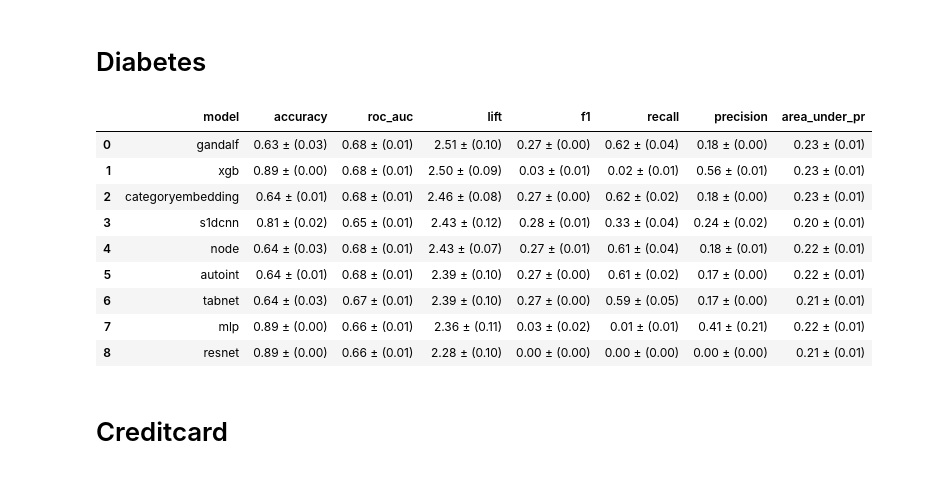
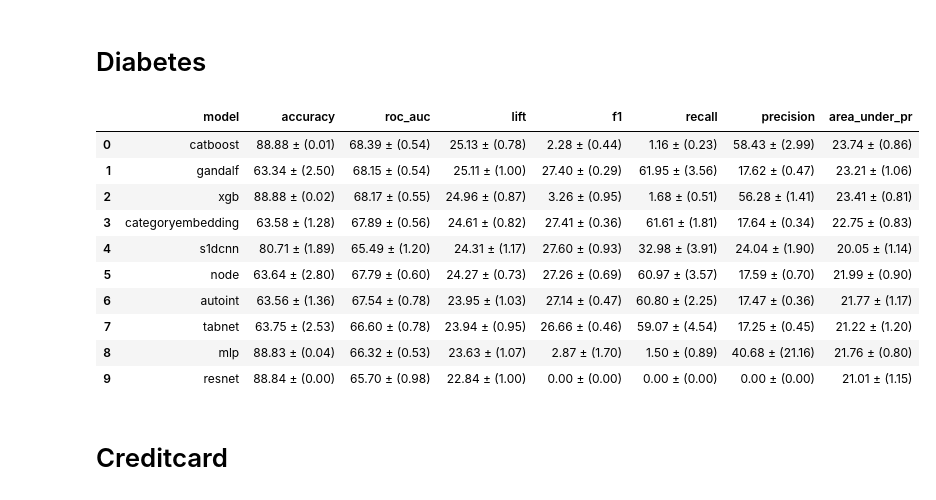
Before and after one commit to mdicio/AutoDeep, a Jupyter notebook: notebooks/ResultsExplorationBookFinal.ipynb, the cells around one changed output. Saved outputs shown, nothing was run; the diff lists cells and outputs as text; code cells hidden in the pictures.

```diff
--- a/notebooks/ResultsExplorationBookFinal.ipynb
+++ b/notebooks/ResultsExplorationBookFinal.ipynb
@@ -390,42 +441,46 @@ styled_df
 # %%
 display_cols = [
     "model",
     "accuracy",
     "roc_auc",
     "lift",
     "f1",
     "recall",
     "precision",
     "area_under_pr",
 ]
 metric_cols = [
     "accuracy",
     "roc_auc",
     "lift",
     "f1",
     "recall",
     "precision",
     "area_under_pr",
 ]
 dataset_name = "diabetes"
+metric = "lift"
+
 df = make_results_table(
-    best_df, dataset_name, display_cols, metric_cols, image_name=dataset_name, image_folder = folder, dpi=1200
+    best_df, dataset_name, display_cols, metric_cols, precision = 2, image_name=dataset_name, image_folder = folder, dpi=1200
 )
+df = df.sort_values(metric, ascending=False).reset_index(drop = True)
 # Apply the styling function to the specified columns
 styled_df = df.style.apply(highlight_max_row, subset=metric_cols, axis=0)
 dfi.export(styled_df, f"./tables/{folder}/df_styled_{dataset_name}.png", dpi=400)
 styled_df
 # %% [output]
 |  | model | accuracy | roc_auc | lift | f1 | recall | precision | area_under_pr |
-| 0 | gandalf | 0.63 ± (0.03) | 0.68 ± (0.01) | 2.51 ± (0.10) | 0.27 ± (0.00) | 0.62 ± (0.04) | 0.18 ± (0.00) | 0.23 ± (0.01) |
-| 1 | xgb | 0.89 ± (0.00) | 0.68 ± (0.01) | 2.50 ± (0.09) | 0.03 ± (0.01) | 0.02 ± (0.01) | 0.56 ± (0.01) | 0.23 ± (0.01) |
-| 2 | categoryembedding | 0.64 ± (0.01) | 0.68 ± (0.01) | 2.46 ± (0.08) | 0.27 ± (0.00) | 0.62 ± (0.02) | 0.18 ± (0.00) | 0.23 ± (0.01) |
-| 3 | s1dcnn | 0.81 ± (0.02) | 0.65 ± (0.01) | 2.43 ± (0.12) | 0.28 ± (0.01) | 0.33 ± (0.04) | 0.24 ± (0.02) | 0.20 ± (0.01) |
-| 4 | node | 0.64 ± (0.03) | 0.68 ± (0.01) | 2.43 ± (0.07) | 0.27 ± (0.01) | 0.61 ± (0.04) | 0.18 ± (0.01) | 0.22 ± (0.01) |
-| 5 | autoint | 0.64 ± (0.01) | 0.68 ± (0.01) | 2.39 ± (0.10) | 0.27 ± (0.00) | 0.61 ± (0.02) | 0.17 ± (0.00) | 0.22 ± (0.01) |
-| 6 | tabnet | 0.64 ± (0.03) | 0.67 ± (0.01) | 2.39 ± (0.10) | 0.27 ± (0.00) | 0.59 ± (0.05) | 0.17 ± (0.00) | 0.21 ± (0.01) |
-| 7 | mlp | 0.89 ± (0.00) | 0.66 ± (0.01) | 2.36 ± (0.11) | 0.03 ± (0.02) | 0.01 ± (0.01) | 0.41 ± (0.21) | 0.22 ± (0.01) |
-| 8 | resnet | 0.89 ± (0.00) | 0.66 ± (0.01) | 2.28 ± (0.10) | 0.00 ± (0.00) | 0.00 ± (0.00) | 0.00 ± (0.00) | 0.21 ± (0.01) |
+| 0 | catboost | 88.88 ± (0.01) | 68.39 ± (0.54) | 25.13 ± (0.78) | 2.28 ± (0.44) | 1.16 ± (0.23) | 58.43 ± (2.99) | 23.74 ± (0.86) |
+| 1 | gandalf | 63.34 ± (2.50) | 68.15 ± (0.54) | 25.11 ± (1.00) | 27.40 ± (0.29) | 61.95 ± (3.56) | 17.62 ± (0.47) | 23.21 ± (1.06) |
+| 2 | xgb | 88.88 ± (0.02) | 68.17 ± (0.55) | 24.96 ± (0.87) | 3.26 ± (0.95) | 1.68 ± (0.51) | 56.28 ± (1.41) | 23.41 ± (0.81) |
+| 3 | categoryembedding | 63.58 ± (1.28) | 67.89 ± (0.56) | 24.61 ± (0.82) | 27.41 ± (0.36) | 61.61 ± (1.81) | 17.64 ± (0.34) | 22.75 ± (0.83) |
+| 4 | s1dcnn | 80.71 ± (1.89) | 65.49 ± (1.20) | 24.31 ± (1.17) | 27.60 ± (0.93) | 32.98 ± (3.91) | 24.04 ± (1.90) | 20.05 ± (1.14) |
+| 5 | node | 63.64 ± (2.80) | 67.79 ± (0.60) | 24.27 ± (0.73) | 27.26 ± (0.69) | 60.97 ± (3.57) | 17.59 ± (0.70) | 21.99 ± (0.90) |
+| 6 | autoint | 63.56 ± (1.36) | 67.54 ± (0.78) | 23.95 ± (1.03) | 27.14 ± (0.47) | 60.80 ± (2.25) | 17.47 ± (0.36) | 21.77 ± (1.17) |
+| 7 | tabnet | 63.75 ± (2.53) | 66.60 ± (0.78) | 23.94 ± (0.95) | 26.66 ± (0.46) | 59.07 ± (4.54) | 17.25 ± (0.45) | 21.22 ± (1.20) |
+| 8 | mlp | 88.83 ± (0.04) | 66.32 ± (0.53) | 23.63 ± (1.07) | 2.87 ± (1.70) | 1.50 ± (0.89) | 40.68 ± (21.16) | 21.76 ± (0.80) |
+| 9 | resnet | 88.84 ± (0.00) | 65.70 ± (0.98) | 22.84 ± (1.00) | 0.00 ± (0.00) | 0.00 ± (0.00) | 0.00 ± (0.00) | 21.01 ± (1.15) |
 # %% [markdown]
 # Creditcard
 # %%
```
Also changed, not shown: parts of 17 cells of this notebook, 32 other files.
